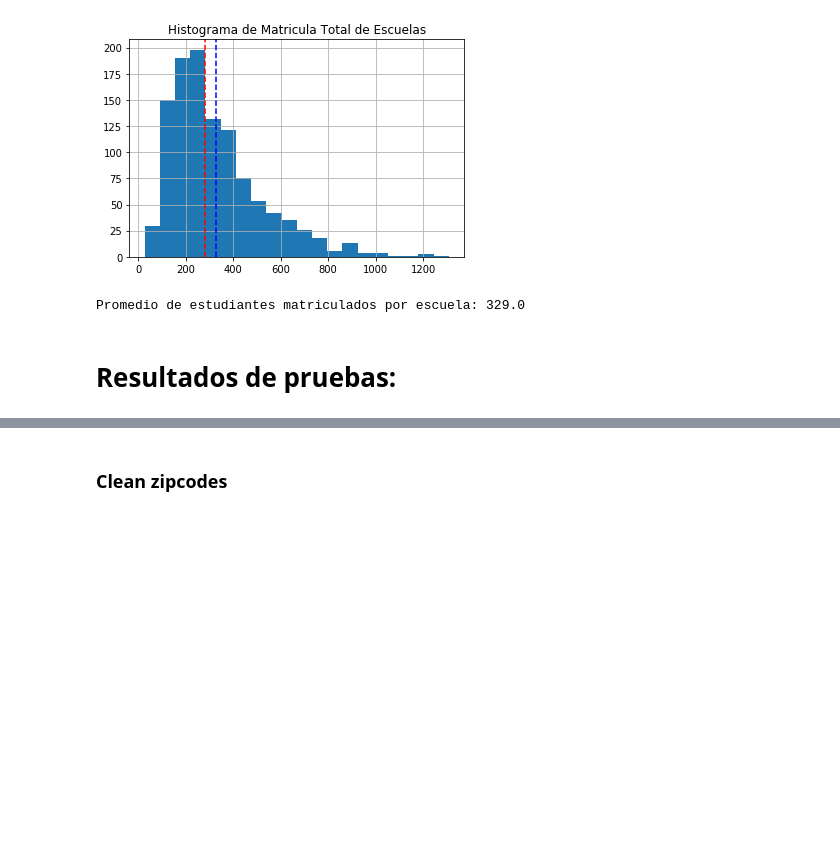
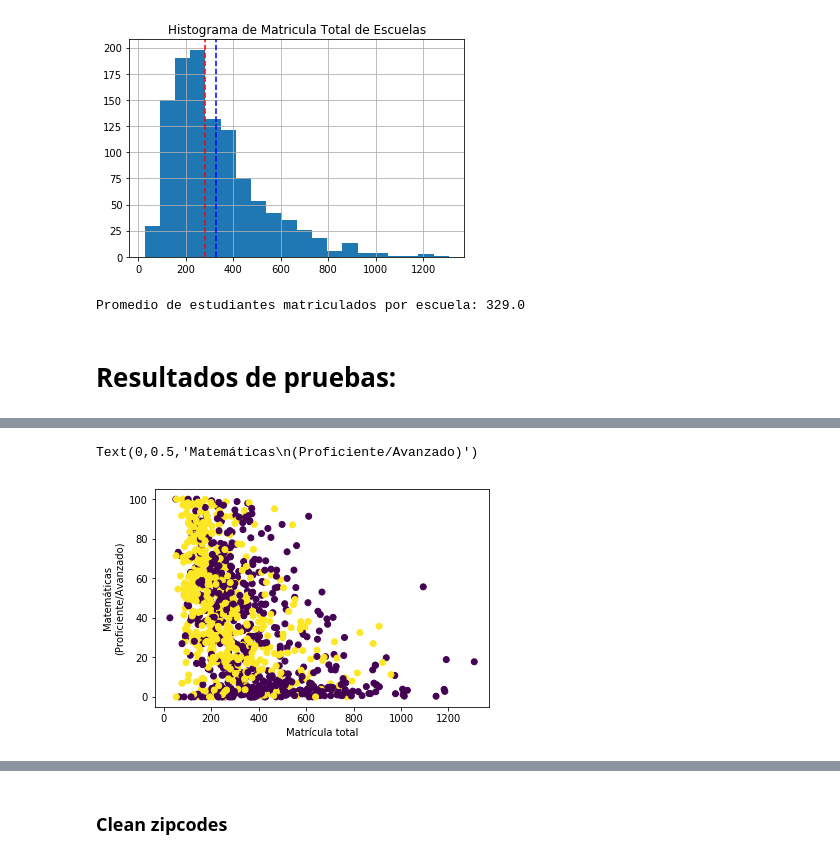
Before and after one commit to karmacelina/puertorico, a Jupyter notebook: notebooks/exploration.ipynb, the cells around one changed output, grey strips where cells are left out. Drawn from its saved outputs; the diff is of its cells as text; code cells hidden in the pictures; blank space fills up the shorter version.

```diff
--- a/notebooks/exploration.ipynb
+++ b/notebooks/exploration.ipynb
@@ -93,6 +99,11 @@ plt.ylabel('Inglés Avanzado')
 # %%
 plt.scatter(escuelas['MATRICULA_TOTAL'], escuelas['MATEMÁTICAS_[PROFICIENTE+AVANZADO]'],
            c=escuelas['ZONA'].map({'URBANA':1, 'RURAL':2}))
+plt.xlabel('Matrícula total')
+plt.ylabel('Matemáticas\n(Proficiente/Avanzado)')
+# %% [output]
+Text(0,0.5,'Matemáticas\n(Proficiente/Avanzado)')
+[figure, added]
 # %%
 plt.scatter(escuelas['MATRICULA_TOTAL'], escuelas['ESPAÑOL_[PROFICIENTE+AVANZADO]'],
            c=escuelas['ZONA'].map({'URBANA':1, 'RURAL':2}))
```
Also changed, not shown: parts of 96 cells of this notebook, 1 other file.
